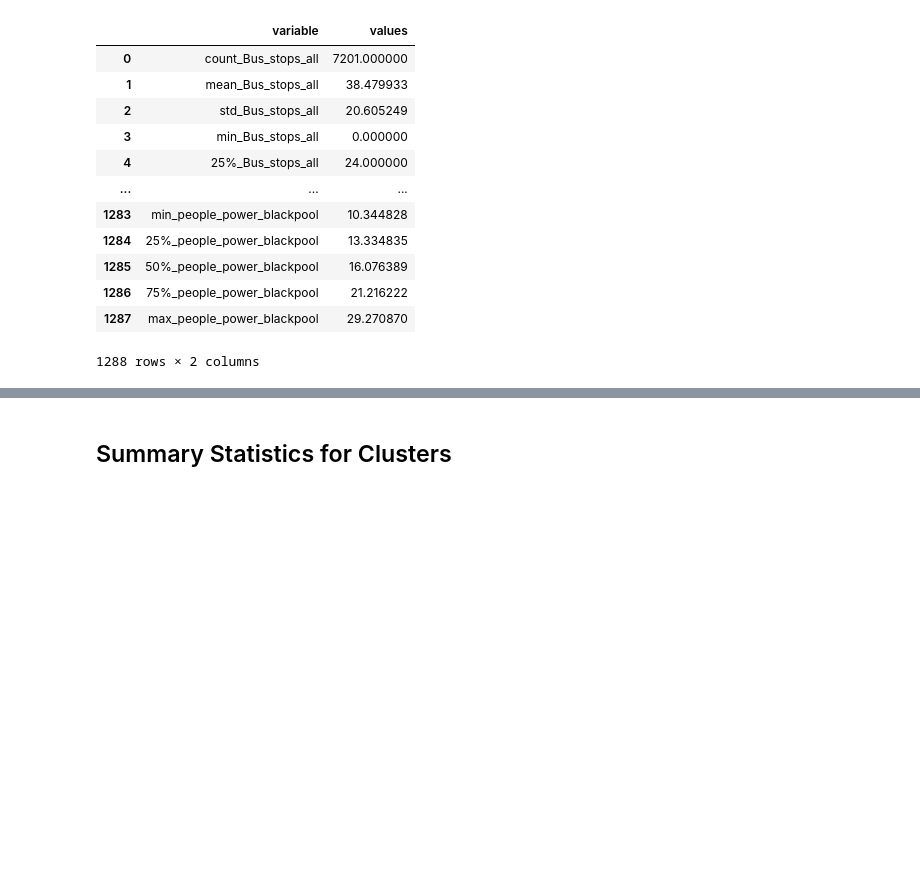
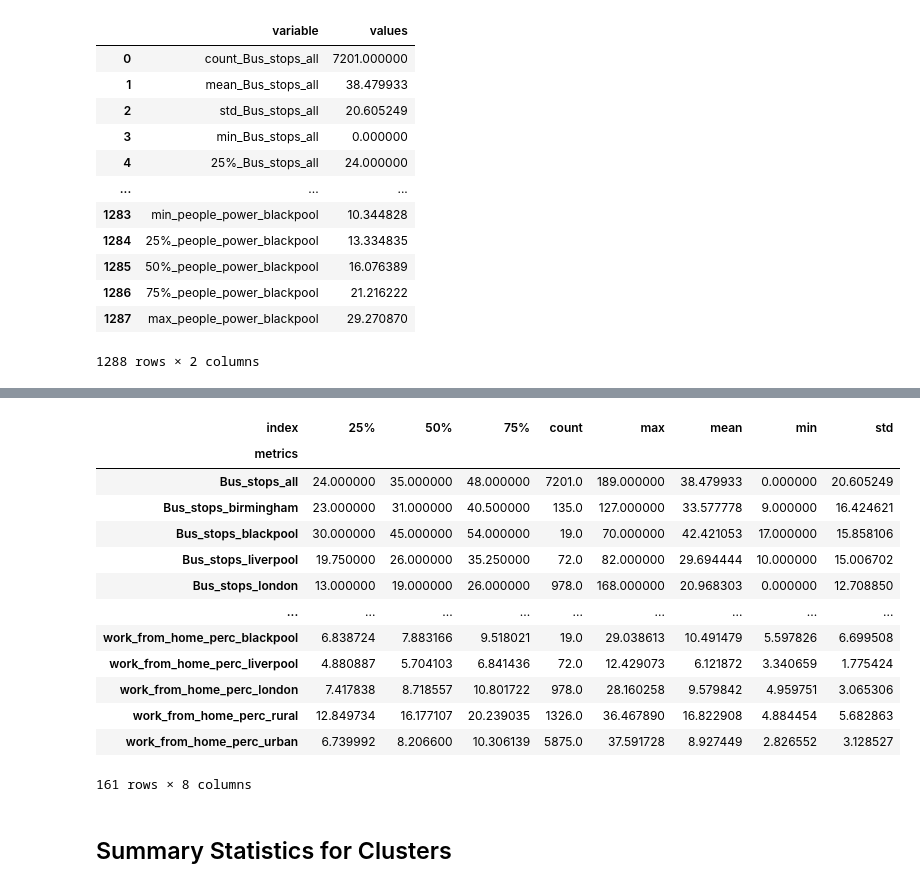
Before and after one commit to natesheehan/spidercartographers, a Jupyter notebook: Scripts/Data for story.ipynb, the cells around one changed output, grey strips where cells are left out. Cells and saved outputs as stored; diff of their text form; code cells hidden in the pictures; blank space fills up the shorter version.

```diff
--- a/Scripts/Data for story.ipynb
+++ b/Scripts/Data for story.ipynb
@@ -519,5 +519,4 @@ merged_summary_long
 1288 rows × 3 columns
 # %%
 # create a column that merges index and metrics
-merged_summary_long['variable']=merged_summary_long['index']+'_'+merged_summary_long['metrics']
-merged_summary_long
+merged_summary_long2 = merged_summary_long
@@ -538,7 +540,7 @@ merged_summary_long
 # %%
 # keep only the desired columns
-merged_summary_long = merged_summary_long[['variable','values']]
-merged_summary_long
+merged_summary_long2 = merged_summary_long2[['variable','values']]
+merged_summary_long2
 # %% [output]
 |  | variable | values |
 | 0 | count_Bus_stops_all | 7201.000000 |
@@ -558,0 +563,4 @@ merged_summary_long.to_csv("Data/Rural_Urban/transport_summary_stats_long.csv")
+# %%
+merged_summary_pie = merged_summary_long
+merged_summary_pie = merged_summary_pie[['index','metrics', 'values']]
+merged_summary_pie
@@ -558,0 +581,19 @@ merged_summary_long.to_csv("Data/Rural_Urban/transport_summary_stats_long.csv")
+# %%
+# pivot to get summary stats as columns
+pie = merged_summary_pie.pivot_table(index='metrics', columns='index', values='values')
+pie
+# %% [output]
+| index | 25% | 50% | 75% | count | max | mean | min | std |
+| metrics |  |  |  |  |  |  |  |  |
+| Bus_stops_all | 24.000000 | 35.000000 | 48.000000 | 7201.0 | 189.000000 | 38.479933 | 0.000000 | 20.605249 |
+| Bus_stops_birmingham | 23.000000 | 31.000000 | 40.500000 | 135.0 | 127.000000 | 33.577778 | 9.000000 | 16.424621 |
+| Bus_stops_blackpool | 30.000000 | 45.000000 | 54.000000 | 19.0 | 70.000000 | 42.421053 | 17.000000 | 15.858106 |
+| Bus_stops_liverpool | 19.750000 | 26.000000 | 35.250000 | 72.0 | 82.000000 | 29.694444 | 10.000000 | 15.006702 |
+| Bus_stops_london | 13.000000 | 19.000000 | 26.000000 | 978.0 | 168.000000 | 20.968303 | 0.000000 | 12.708850 |
+| ... | ... | ... | ... | ... | ... | ... | ... | ... |
+| work_from_home_perc_blackpool | 6.838724 | 7.883166 | 9.518021 | 19.0 | 29.038613 | 10.491479 | 5.597826 | 6.699508 |
+| work_from_home_perc_liverpool | 4.880887 | 5.704103 | 6.841436 | 72.0 | 12.429073 | 6.121872 | 3.340659 | 1.775424 |
+| work_from_home_perc_london | 7.417838 | 8.718557 | 10.801722 | 978.0 | 28.160258 | 9.579842 | 4.959751 | 3.065306 |
+| work_from_home_perc_rural | 12.849734 | 16.177107 | 20.239035 | 1326.0 | 36.467890 | 16.822908 | 4.884454 | 5.682863 |
+| work_from_home_perc_urban | 6.739992 | 8.206600 | 10.306139 | 5875.0 | 37.591728 | 8.927449 | 2.826552 | 3.128527 |
+161 rows × 8 columns
```
Also changed, not shown: parts of 13 cells of this notebook, 5 other files.
